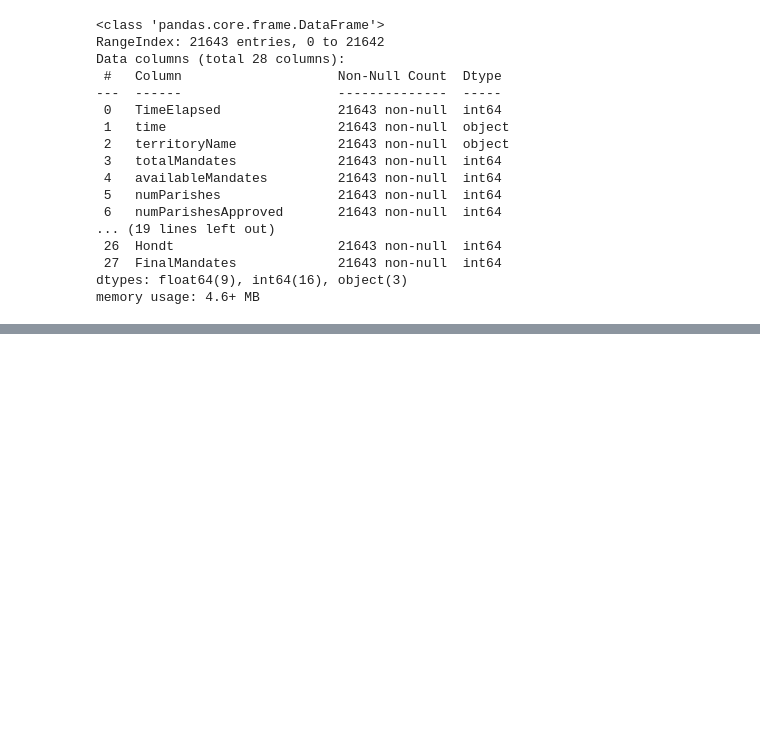
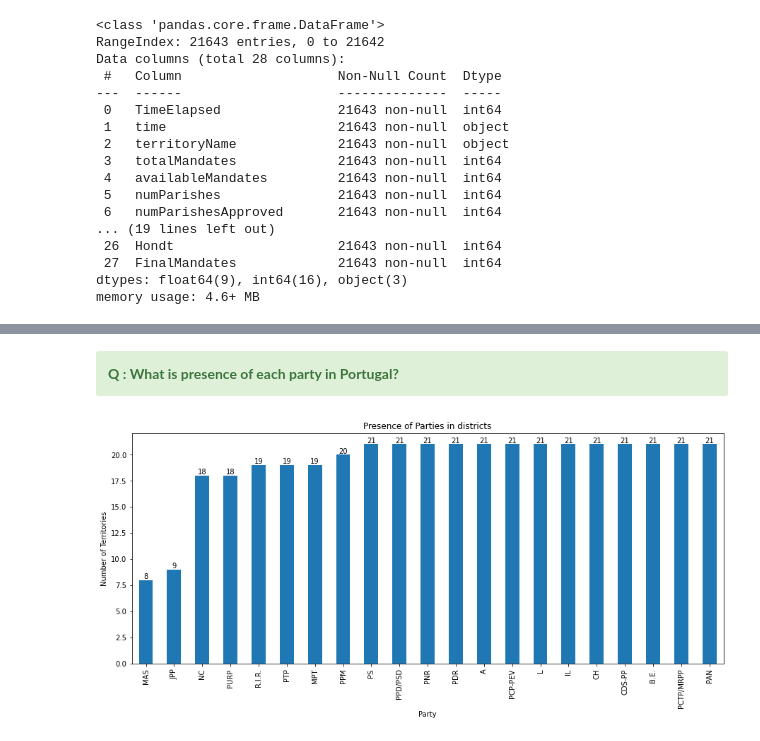
Before and after one commit to sreeh4ri/ictk_projects, a Jupyter notebook: projects/Final-Project/final-project.ipynb, the cells around one changed output, grey strips where cells are left out. Saved outputs shown, nothing was run; the diff lists cells and outputs as text; code cells hidden in the pictures; blank space fills up the shorter version.

```diff
--- a/projects/Final-Project/final-project.ipynb
+++ b/projects/Final-Project/final-project.ipynb
@@ -110,0 +184,10 @@ memory usage: 4.6+ MB
+# %% [markdown]
+<div class="alert alert-success"><b>Q : What is presence of each party in Portugal?</b></div>
+# %%
+plt.figure(figsize=(15, 6))
+ax = ucdata.groupby("Party")['territoryName'].nunique().sort_values().plot(
+    kind="bar", ylabel="Number of Territories", title="Presence of Parties in districts")
+ax.bar_label(ax.containers[0])
+plt.show()
+# %% [output]
+[figure, added]
```
Also changed, not shown: parts of 19 cells of this notebook, 1 other file.
